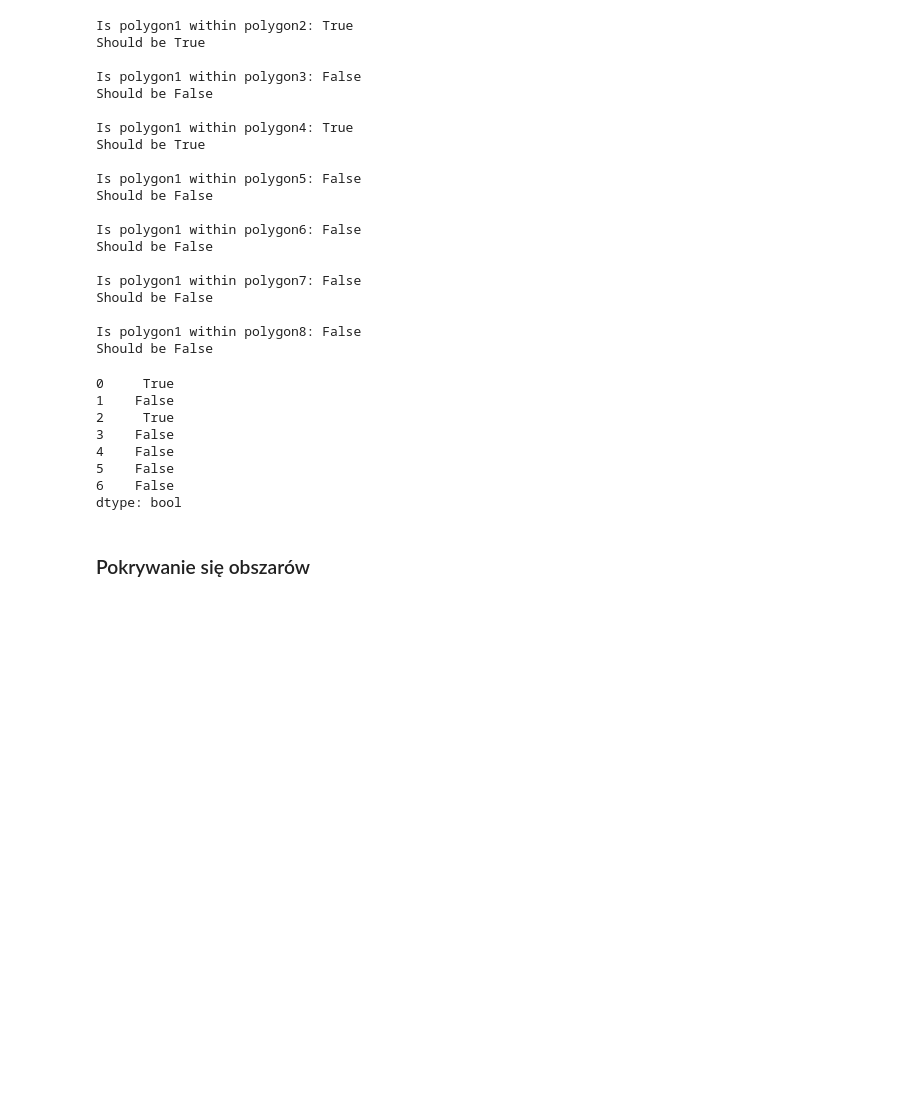
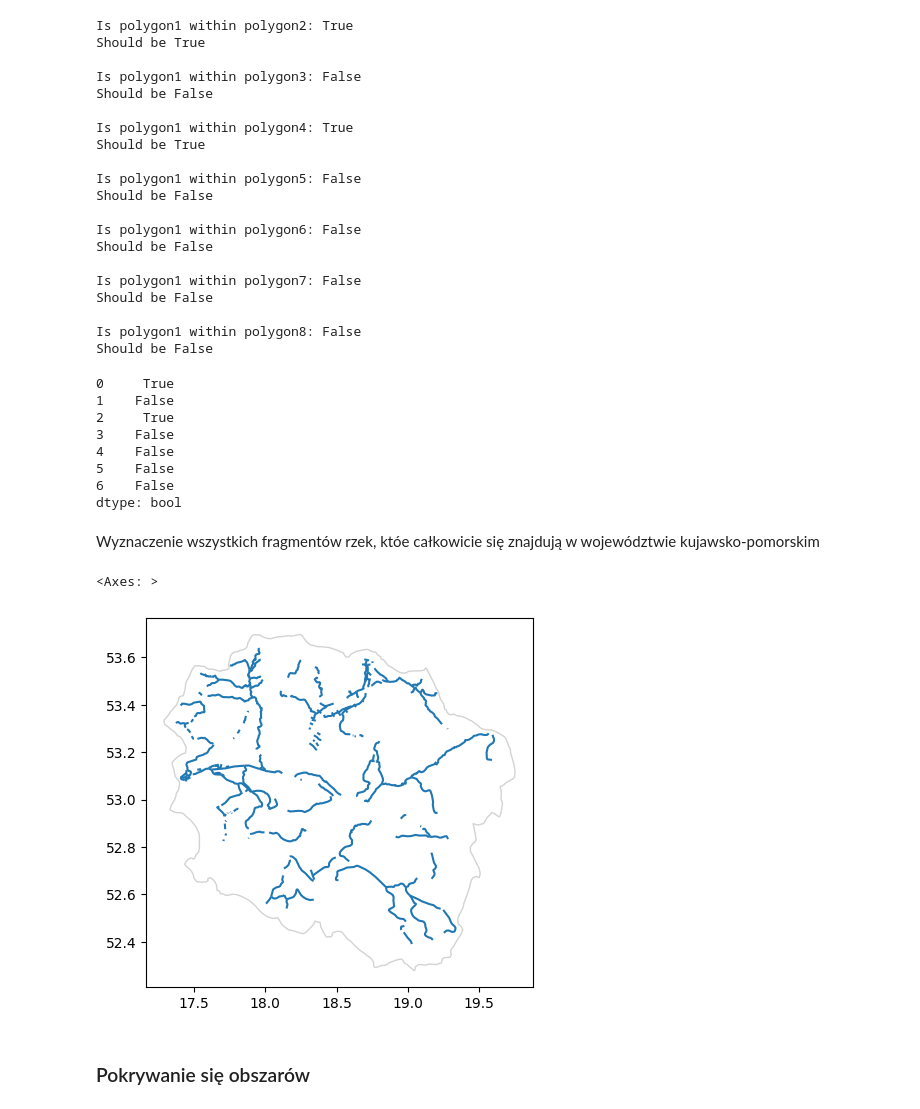
Before and after one commit to Chebawca21/spatial_operations, a Jupyter notebook: test.ipynb, the cells around one changed output. Saved outputs shown, nothing was run; the diff lists cells and outputs as text; code cells hidden in the pictures; blank space fills up the shorter version.

```diff
--- a/test.ipynb
+++ b/test.ipynb
@@ -349,6 +409,17 @@ Should be False
 5    False
 6    False
 dtype: bool
+# %% [markdown]
+Wyznaczenie wszystkich fragmentów rzek, któe całkowicie się znajdują w województwie kujawsko-pomorskim
+# %%
+k_p = pl_adm1[pl_adm1['NAME_1'] == 'Kuyavian-Pomeranian']
+k_p_rivers = pl_water_lines.within(k_p.geometry.iloc[0])
+k_p_rivers = pl_water_lines[k_p_rivers]
+fig = k_p.plot(color='none', edgecolor='lightgray')
+k_p_rivers.plot(ax=fig)
+# %% [output]
+<Axes: >
+[figure, added]
 # %% [markdown]
 ### Pokrywanie się obszarów
 # %%
```
Also changed, not shown: parts of 48 cells of this notebook, 1 other file.
